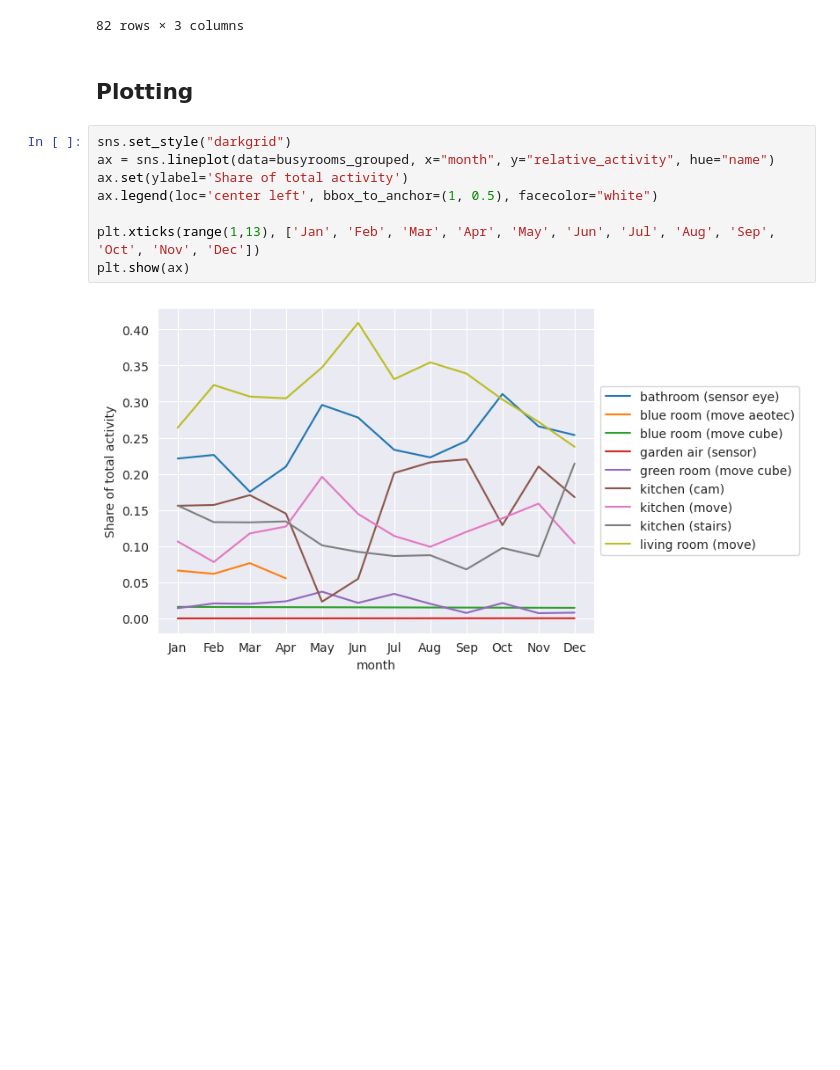
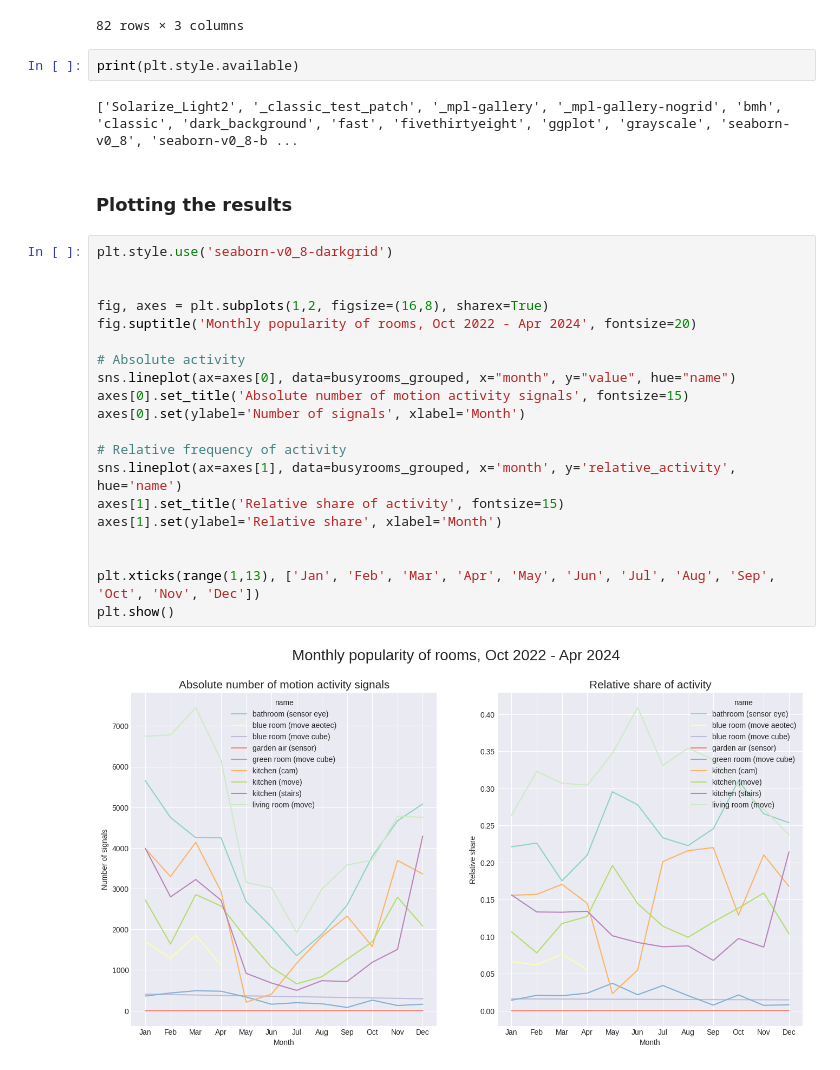
Before and after one commit to Yufanggg/Smart-House, a Jupyter notebook: report_motion_analysis.ipynb, the cells around one changed output. Saved outputs shown, nothing was run; the diff lists cells and outputs as text; blank space fills up the shorter version.

```diff
--- a/report_motion_analysis.ipynb
+++ b/report_motion_analysis.ipynb
@@ -104,15 +105,31 @@ busyrooms_grouped
 |  | kitchen (stairs) | 4292 | 20024 | 0.214343 |
 |  | living room (move) | 4755 | 20024 | 0.237465 |
 82 rows × 3 columns
+# %%
+print(plt.style.available)
+# %% [output]
+['Solarize_Light2', '_classic_test_patch', '_mpl-gallery', '_mpl-gallery-nogrid', 'bmh', 'classic', 'dark_background', 'fast', 'fivethirtyeight', 'ggplot', 'grayscale', 'seaborn-v0_8', 'seaborn-v0_8-b ...
 # %% [markdown]
-## Plotting
+### Plotting the results
-# %%
-sns.set_style("darkgrid")
-ax = sns.lineplot(data=busyrooms_grouped, x="month", y="relative_activity", hue="name")
-ax.set(ylabel='Share of total activity')
-ax.legend(loc='center left', bbox_to_anchor=(1, 0.5), facecolor="white")
-
-plt.xticks(range(1,13), ['Jan', 'Feb', 'Mar', 'Apr', 'May', 'Jun', 'Jul', 'Aug', 'Sep', 'Oct', 'Nov', 'Dec'])
-plt.show(ax)
-# %% [output]
-[figure, removed]
+# %%
+plt.style.use('seaborn-v0_8-darkgrid')
+
+
+fig, axes = plt.subplots(1,2, figsize=(16,8), sharex=True)
+fig.suptitle('Monthly popularity of rooms, Oct 2022 - Apr 2024', fontsize=20)
+
+# Absolute activity
+sns.lineplot(ax=axes[0], data=busyrooms_grouped, x="month", y="value", hue="name")
+axes[0].set_title('Absolute number of motion activity signals', fontsize=15)
+axes[0].set(ylabel='Number of signals', xlabel='Month')
+
+# Relative frequency of activity
+sns.lineplot(ax=axes[1], data=busyrooms_grouped, x='month', y='relative_activity', hue='name')
+axes[1].set_title('Relative share of activity', fontsize=15)
+axes[1].set(ylabel='Relative share', xlabel='Month')
+
+
+plt.xticks(range(1,13), ['Jan', 'Feb', 'Mar', 'Apr', 'May', 'Jun', 'Jul', 'Aug', 'Sep', 'Oct', 'Nov', 'Dec'])
+plt.show()
+# %% [output]
+[figure, added]
```
Also changed, not shown: parts of 14 cells of this notebook.
